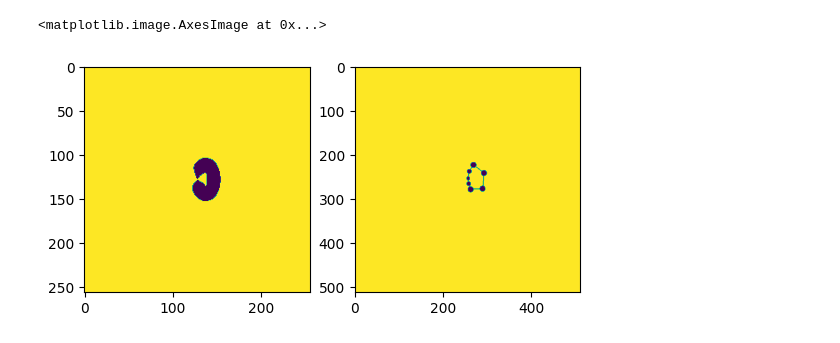
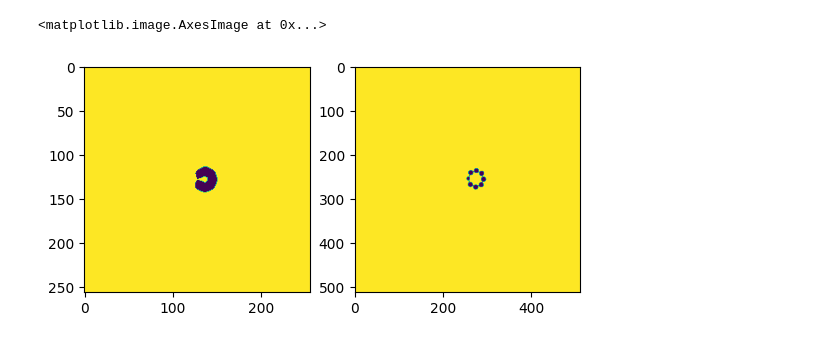
Before and after one commit to ldcWV/DiverseStrokes, a Jupyter notebook: bvae_sim.ipynb, the cells around one changed output. Cells and saved outputs as stored; diff of their text form; code cells hidden in the pictures.

```diff
--- a/bvae_sim.ipynb
+++ b/bvae_sim.ipynb
@@ -19,11 +33,11 @@ trajectories = torch.from_numpy(trajectories).float()
 # %%
 tv = TrajectoryVisualizer(-1, 1, -1, 1, 0, 1)
 # %%
-idx = 206
+idx = 208
 _, axs = plt.subplots(1,2)
 axs[0].imshow(strokes[idx])
 axs[1].imshow(tv.visualize_trajectory(trajectories[idx]))
 # %% [output]
 <matplotlib.image.AxesImage at 0x...>
-[figure, old version]
+[figure, new version]
 # %%
```
Also changed, not shown: parts of 7 cells of this notebook, 10 other files.
